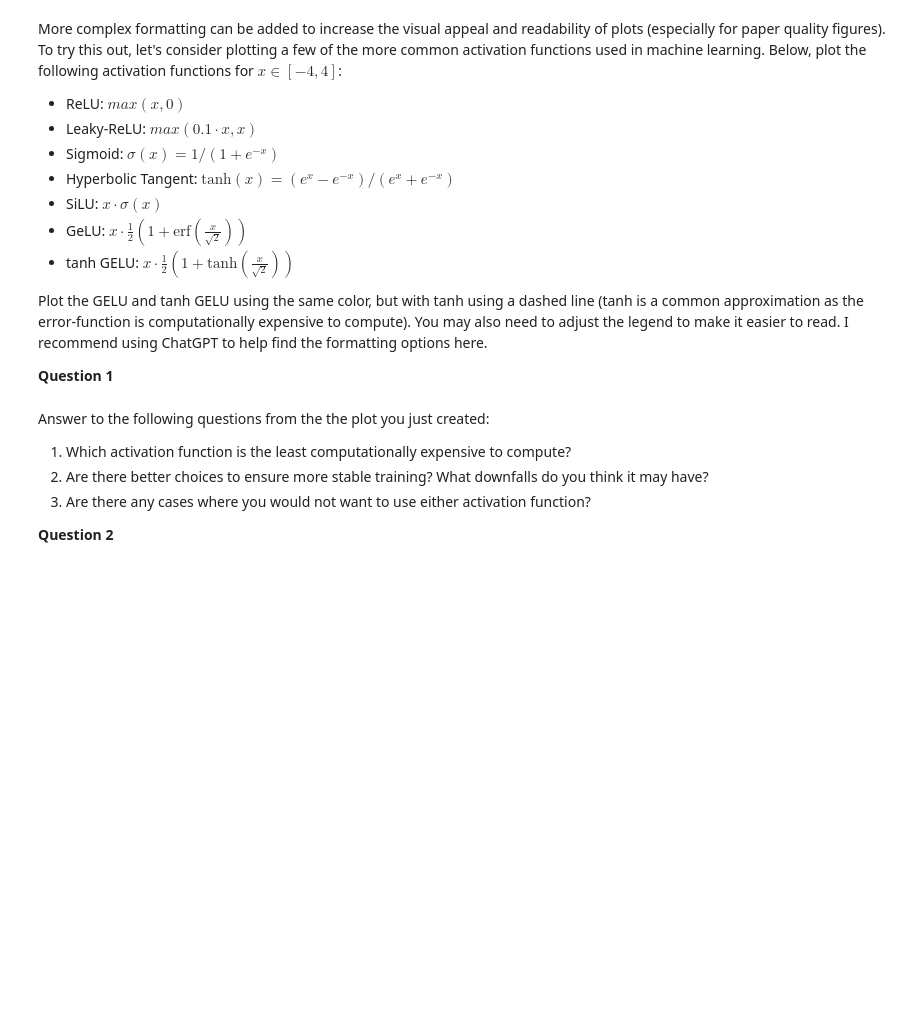
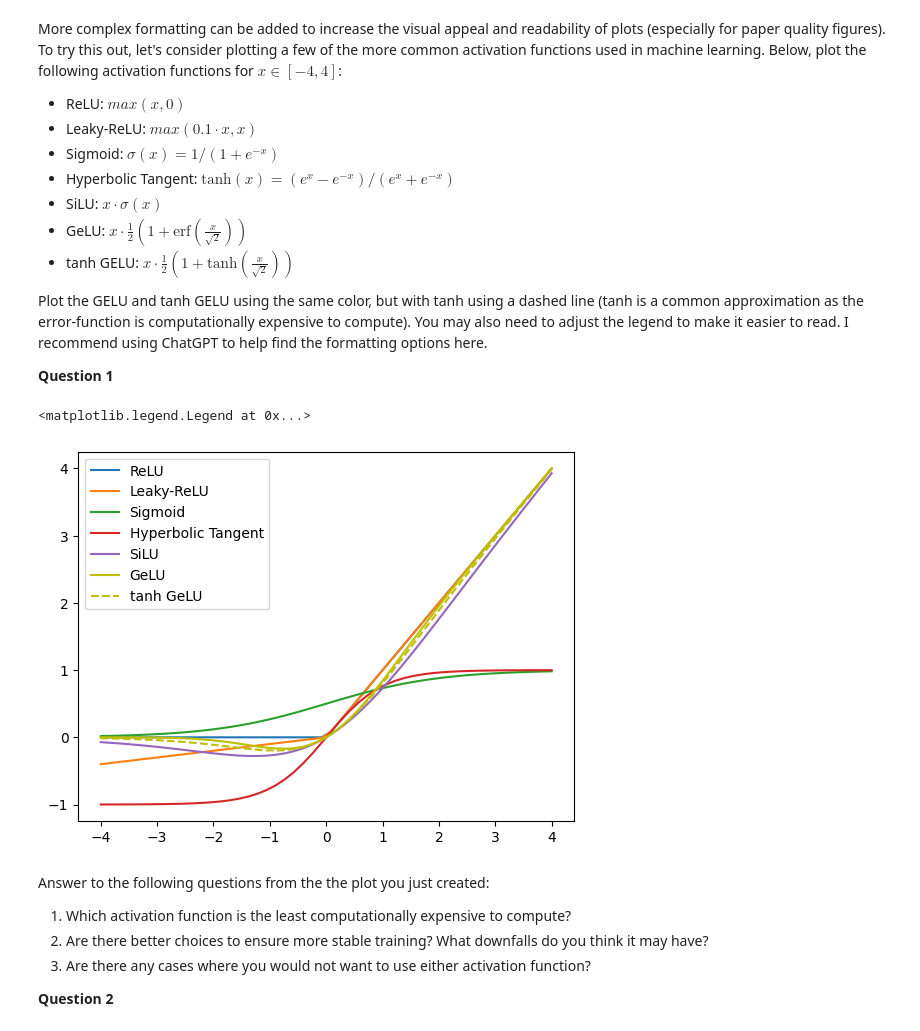
Before and after one commit to lee-53/ECE-4380-F25, a Jupyter notebook: Clear_NumpyTFandVisualization.ipynb, the cells around one changed output. Saved outputs shown, nothing was run; the diff lists cells and outputs as text; code cells hidden in the pictures; blank space fills up the shorter version.

```diff
--- a/Clear_NumpyTFandVisualization.ipynb
+++ b/Clear_NumpyTFandVisualization.ipynb
@@ -52,3 +52,32 @@ x = np.linspace(-4, 4, 50) # create a linear spacing from x = -4.0 to 4.0 with 5
+# %%
+x = np.linspace(-4, 4, 50) # create a linear spacing from x = -4.0 to 4.0 with 50 steps
+# create and plot the functions below
+relu = np.maximum(x, 0)
+
+leaky_relu = np.maximum(x, 0.1 * x)
+
+sigmoid = 1 / (1 + np.exp(-x))
+
+hyperbolic_tangent = (np.exp(x) - np.exp(-x)) / (np.exp(x) + np.exp(-x))
+
+silu = x * sigmoid
+
+vectorized_erf = np.vectorize(math.erf)
+gelu = x * 0.5 * (1 + vectorized_erf(x / np.sqrt(2)))
+
+tanh_gelu = x * 0.5 * (1 + np.tanh(x / np.sqrt(2)))
+
+plt.plot(x, relu, label="ReLU")
+plt.plot(x, leaky_relu, label="Leaky-ReLU")
+plt.plot(x, sigmoid, label="Sigmoid")
+plt.plot(x, hyperbolic_tangent, label="Hyperbolic Tangent")
+plt.plot(x, silu, label="SiLU")
+plt.plot(x, gelu, label="GeLU", color='y')
+plt.plot(x, tanh_gelu, label="tanh GeLU", color='y', linestyle='dashed')
+plt.legend()
+# %% [output]
+<matplotlib.legend.Legend at 0x...>
+[figure, added]
 # %% [markdown]
 Answer to the following questions from the the plot you just created:
 
```
Also changed, not shown: parts of 16 cells of this notebook.
